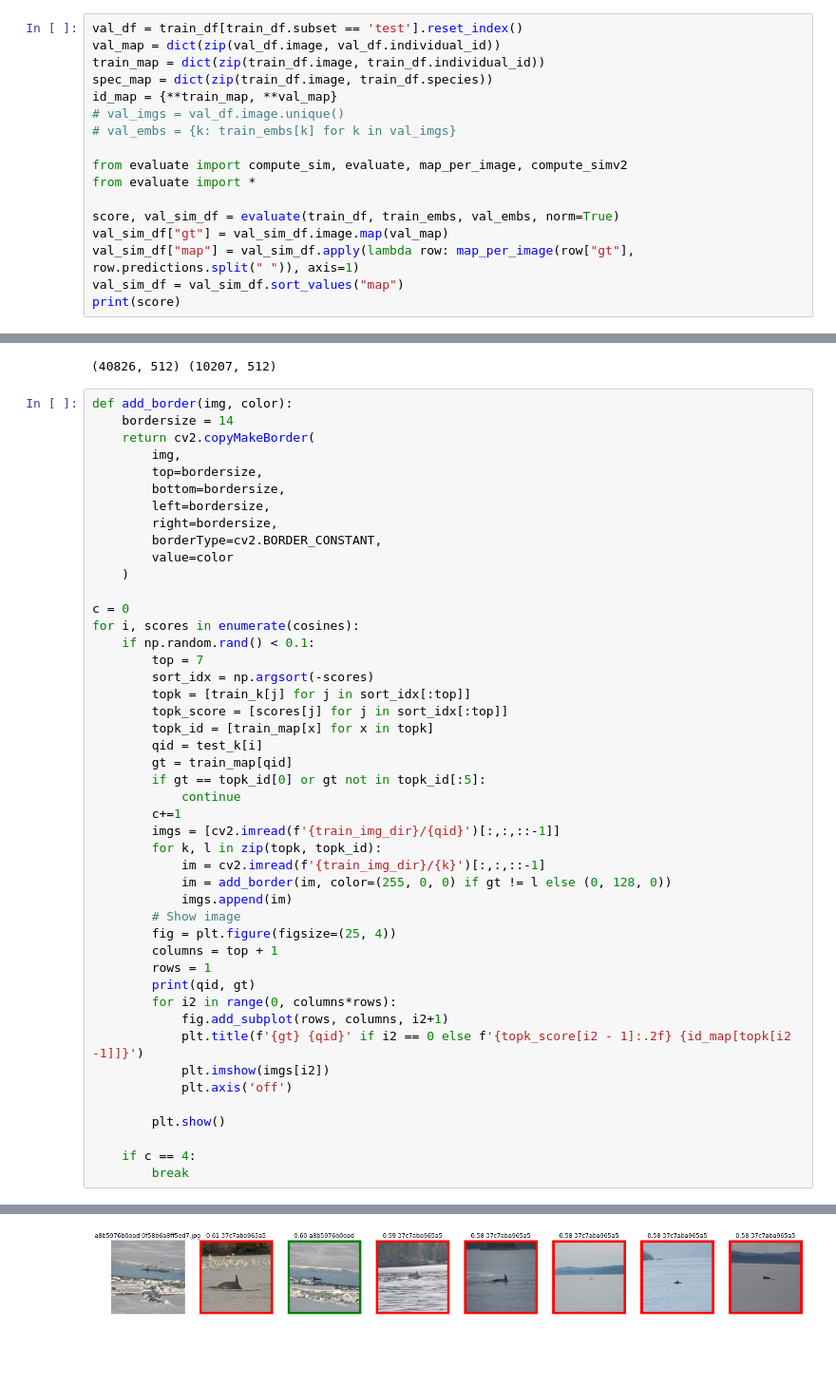
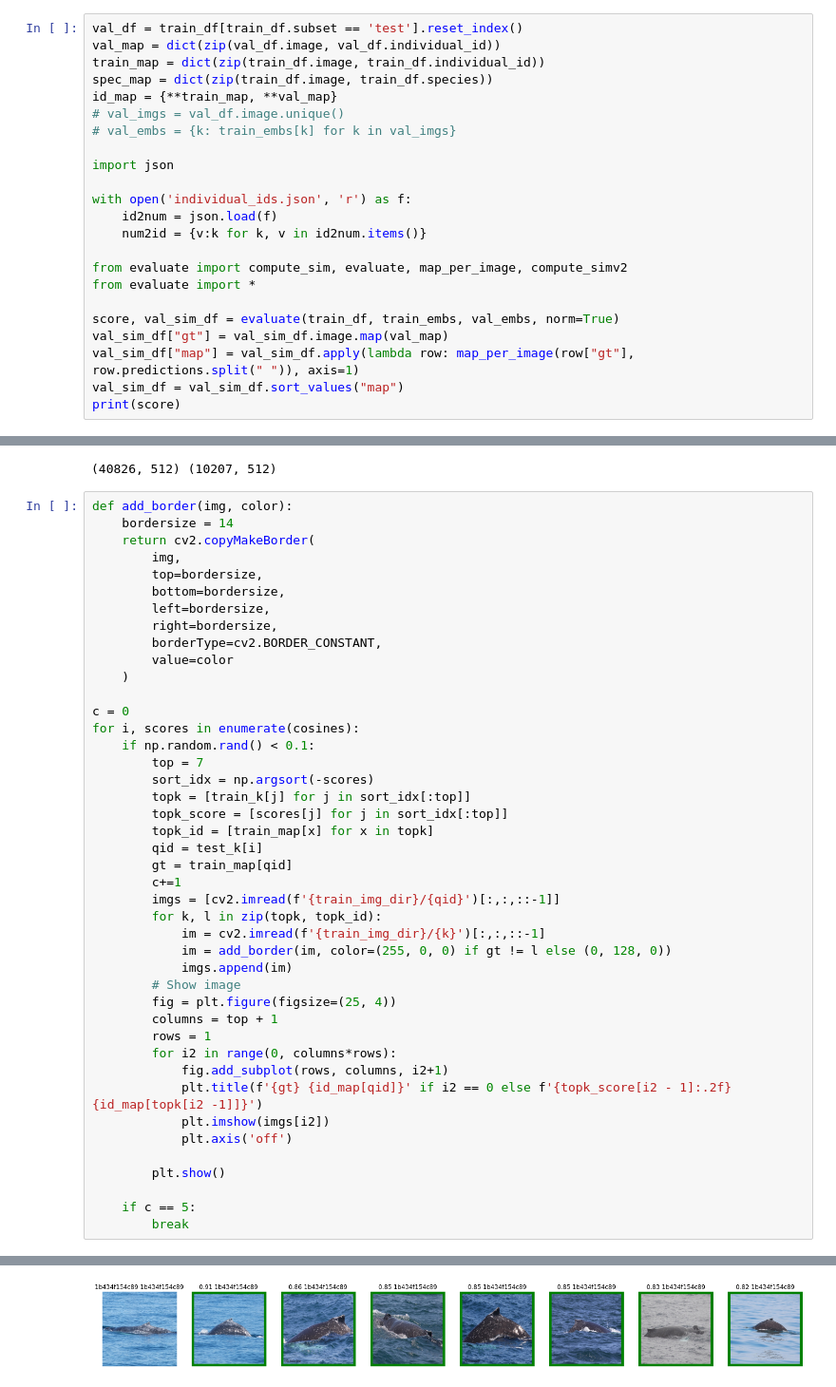
Before and after one commit to ptran1203/whale, a Jupyter notebook: eval.ipynb, the cells around one changed output, grey strips where cells are left out. Shown at 95% size. Cells and saved outputs as stored; diff of their text form; blank space fills up the shorter version.

```diff
--- a/eval.ipynb
+++ b/eval.ipynb
@@ -91,6 +90,12 @@ id_map = {**train_map, **val_map}
 # val_imgs = val_df.image.unique()
 # val_embs = {k: train_embs[k] for k in val_imgs}
 
+import json
+
+with open('individual_ids.json', 'r') as f:
+    id2num = json.load(f)
+    num2id = {v:k for k, v in id2num.items()}
+
 from evaluate import compute_sim, evaluate, map_per_image, compute_simv2
 from evaluate import *
 
@@ -141,8 +146,6 @@ for i, scores in enumerate(cosines):
         topk_id = [train_map[x] for x in topk]
         qid = test_k[i]
         gt = train_map[qid]
-        if gt == topk_id[0] or gt not in topk_id[:5]:
-            continue
         c+=1
         imgs = [cv2.imread(f'{train_img_dir}/{qid}')[:,:,::-1]]
         for k, l in zip(topk, topk_id):
@@ -153,15 +156,14 @@ for i, scores in enumerate(cosines):
         fig = plt.figure(figsize=(25, 4))
         columns = top + 1
         rows = 1
-        print(qid, gt)
         for i2 in range(0, columns*rows):
             fig.add_subplot(rows, columns, i2+1)
-            plt.title(f'{gt} {qid}' if i2 == 0 else f'{topk_score[i2 - 1]:.2f} {id_map[topk[i2 -1]]}')
+            plt.title(f'{gt} {id_map[qid]}' if i2 == 0 else f'{topk_score[i2 - 1]:.2f} {id_map[topk[i2 -1]]}')
             plt.imshow(imgs[i2])
             plt.axis('off')
 
         plt.show()
 
-    if c == 4:
+    if c == 5:
         break
 # %% [output]
@@ -169 +170 @@ for i, scores in enumerate(cosines):
-[figure, old version]
+[figure, new version]
```
Also changed, not shown: parts of 15 cells of this notebook, 2 other files.
